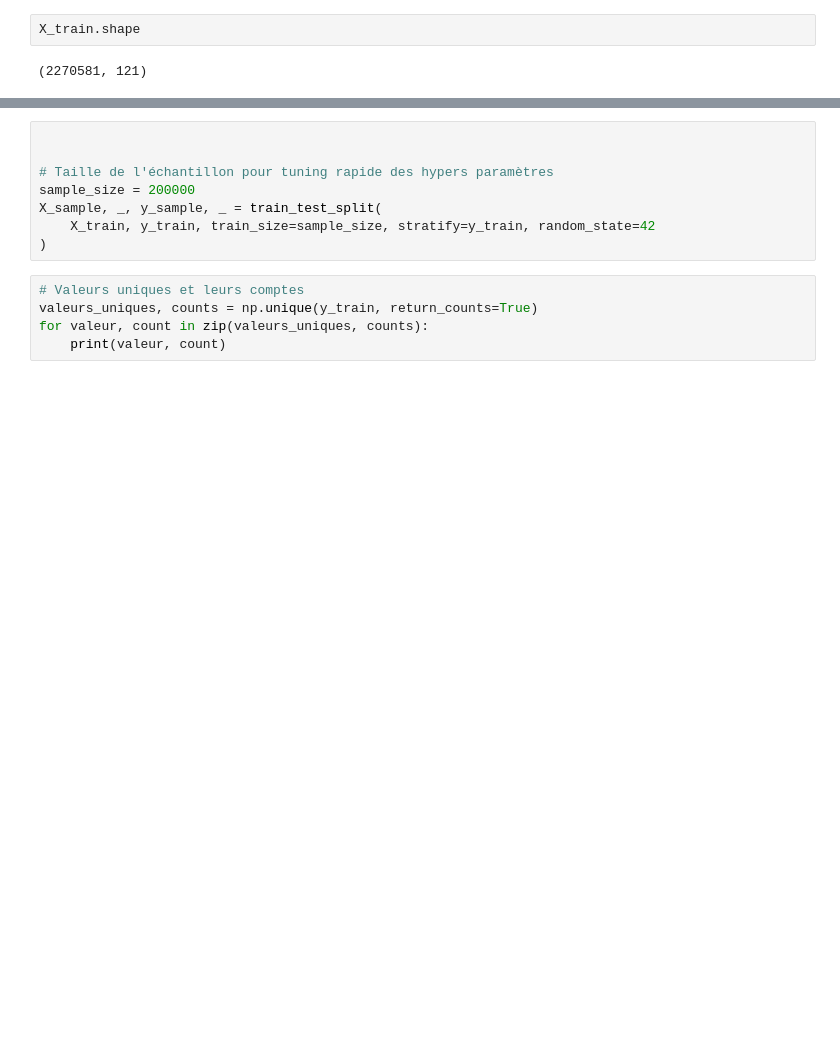
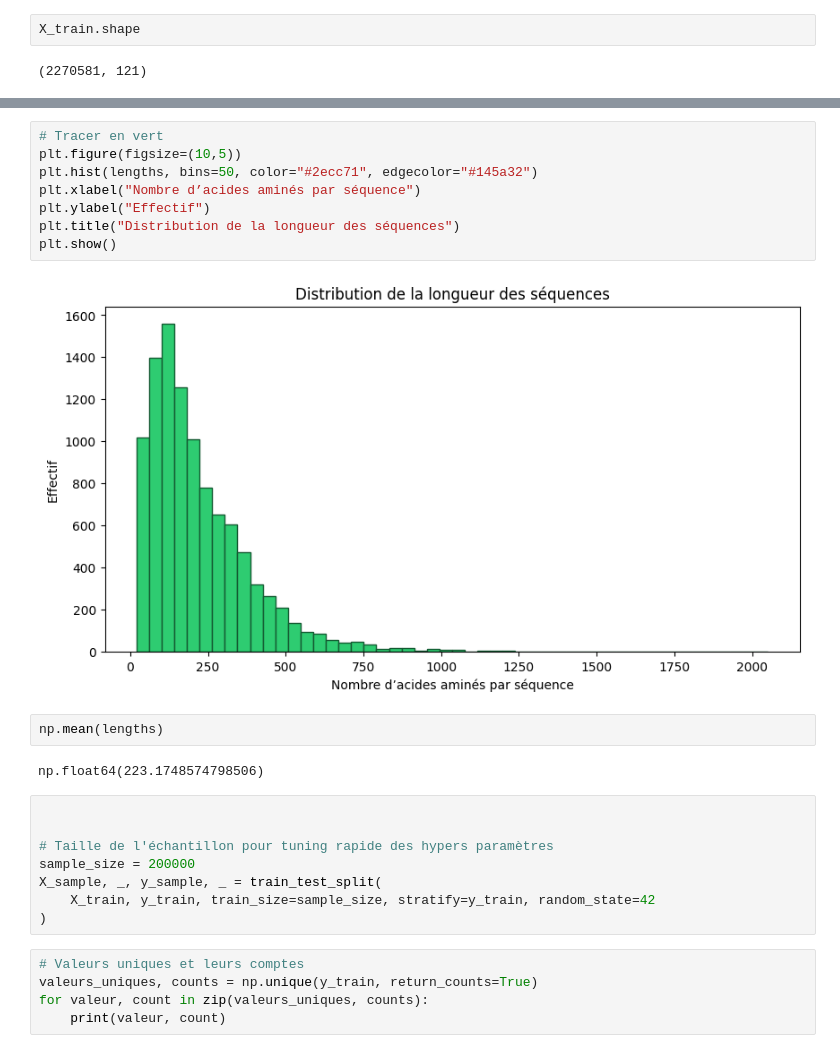
Before and after one commit to MoisePlacier/ProtSecPred---Deep-Learning-Pipeline-for-Protein-Secondary-Structure-Classification, a Jupyter notebook: Models/Random_Forest/Random_Forest.ipynb, the cells around one changed output, grey strips where cells are left out. Saved outputs shown, nothing was run; the diff lists cells and outputs as text; blank space fills up the shorter version.

```diff
--- a/Models/Random_Forest/Random_Forest.ipynb
+++ b/Models/Random_Forest/Random_Forest.ipynb
@@ -55,3 +73,17 @@ X_train.shape
+# %%
+# Tracer en vert
+plt.figure(figsize=(10,5))
+plt.hist(lengths, bins=50, color="#2ecc71", edgecolor="#145a32")
+plt.xlabel("Nombre d’acides aminés par séquence")
+plt.ylabel("Effectif")
+plt.title("Distribution de la longueur des séquences")
+plt.show()
+# %% [output]
+[figure, added]
+# %%
+np.mean(lengths)
+# %% [output]
+np.float64(223.1748574798506)
 # %%
 
 
```
Also changed, not shown: parts of 3 cells of this notebook, 13 other files.
